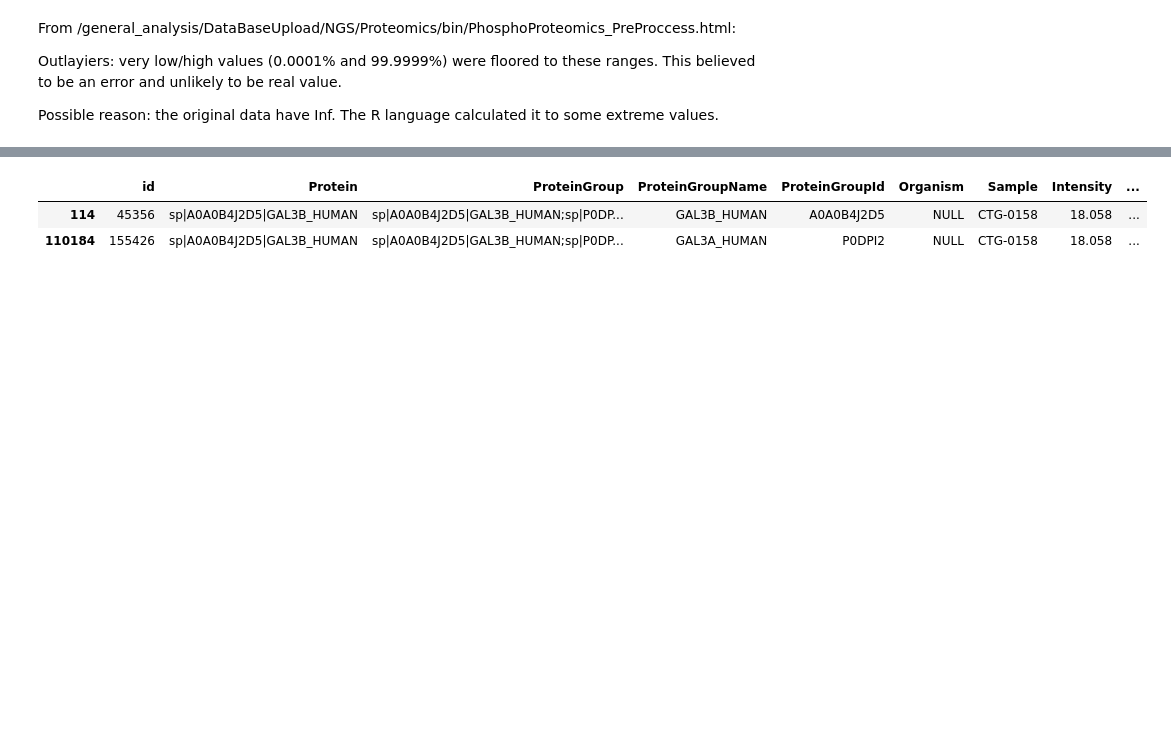
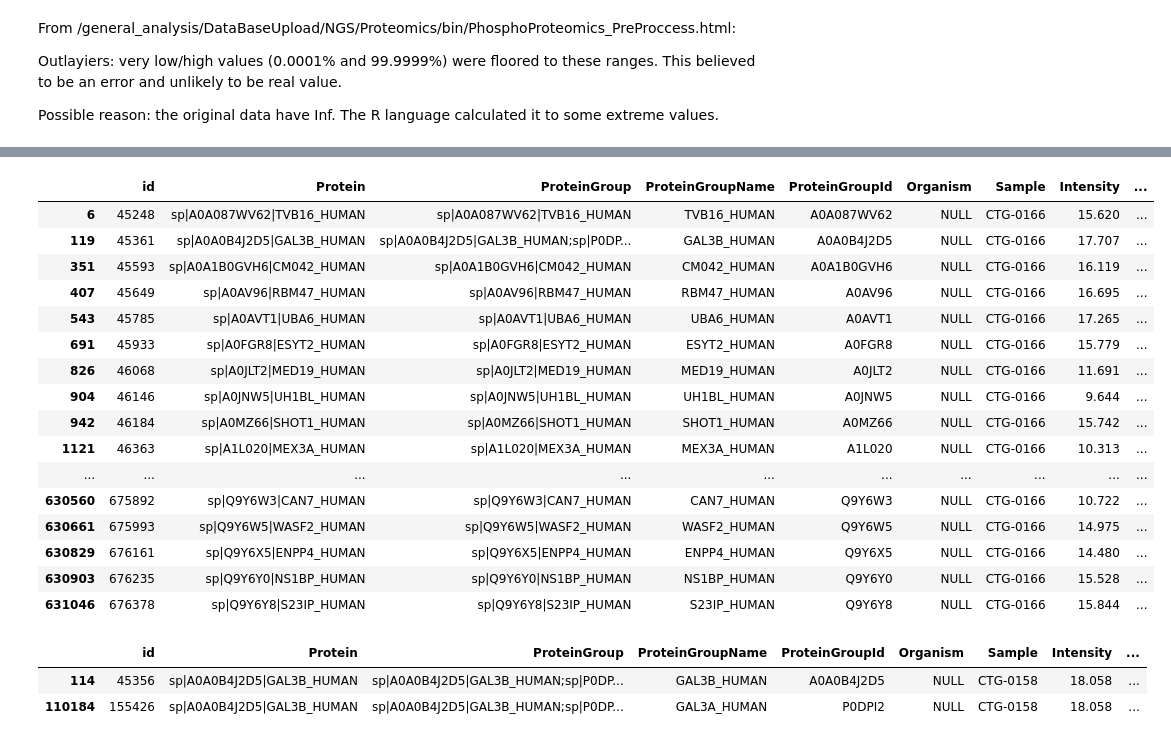
Before and after one commit to liorbey/lumin-workstation-materials, a Jupyter notebook: proteomics_data.ipynb, the cells around one changed output, grey strips where cells are left out. Saved outputs shown, nothing was run; the diff lists cells and outputs as text; code cells hidden in the pictures; blank space fills up the shorter version.

```diff
--- a/proteomics_data.ipynb
+++ b/proteomics_data.ipynb
@@ -94,3 +86,23 @@ print(dim(intensity))
+# %%
+intensity[intensity$Sample=='CTG-0166',]
+# %% [output]
+|  | id | Protein | ProteinGroup | ProteinGroupName | ProteinGroupId | Organism | Sample | Intensity | ... |
+| 6 | 45248 | sp|A0A087WV62|TVB16_HUMAN | sp|A0A087WV62|TVB16_HUMAN | TVB16_HUMAN | A0A087WV62 | NULL | CTG-0166 | 15.620 | ... |
+| 119 | 45361 | sp|A0A0B4J2D5|GAL3B_HUMAN | sp|A0A0B4J2D5|GAL3B_HUMAN;sp|P0DP... | GAL3B_HUMAN | A0A0B4J2D5 | NULL | CTG-0166 | 17.707 | ... |
+| 351 | 45593 | sp|A0A1B0GVH6|CM042_HUMAN | sp|A0A1B0GVH6|CM042_HUMAN | CM042_HUMAN | A0A1B0GVH6 | NULL | CTG-0166 | 16.119 | ... |
+| 407 | 45649 | sp|A0AV96|RBM47_HUMAN | sp|A0AV96|RBM47_HUMAN | RBM47_HUMAN | A0AV96 | NULL | CTG-0166 | 16.695 | ... |
+| 543 | 45785 | sp|A0AVT1|UBA6_HUMAN | sp|A0AVT1|UBA6_HUMAN | UBA6_HUMAN | A0AVT1 | NULL | CTG-0166 | 17.265 | ... |
+| 691 | 45933 | sp|A0FGR8|ESYT2_HUMAN | sp|A0FGR8|ESYT2_HUMAN | ESYT2_HUMAN | A0FGR8 | NULL | CTG-0166 | 15.779 | ... |
+| 826 | 46068 | sp|A0JLT2|MED19_HUMAN | sp|A0JLT2|MED19_HUMAN | MED19_HUMAN | A0JLT2 | NULL | CTG-0166 | 11.691 | ... |
+| 904 | 46146 | sp|A0JNW5|UH1BL_HUMAN | sp|A0JNW5|UH1BL_HUMAN | UH1BL_HUMAN | A0JNW5 | NULL | CTG-0166 | 9.644 | ... |
+| 942 | 46184 | sp|A0MZ66|SHOT1_HUMAN | sp|A0MZ66|SHOT1_HUMAN | SHOT1_HUMAN | A0MZ66 | NULL | CTG-0166 | 15.742 | ... |
+| 1121 | 46363 | sp|A1L020|MEX3A_HUMAN | sp|A1L020|MEX3A_HUMAN | MEX3A_HUMAN | A1L020 | NULL | CTG-0166 | 10.313 | ... |
+| ... | ... | ... | ... | ... | ... | ... | ... | ... | ... |
+| 630560 | 675892 | sp|Q9Y6W3|CAN7_HUMAN | sp|Q9Y6W3|CAN7_HUMAN | CAN7_HUMAN | Q9Y6W3 | NULL | CTG-0166 | 10.722 | ... |
+| 630661 | 675993 | sp|Q9Y6W5|WASF2_HUMAN | sp|Q9Y6W5|WASF2_HUMAN | WASF2_HUMAN | Q9Y6W5 | NULL | CTG-0166 | 14.975 | ... |
+| 630829 | 676161 | sp|Q9Y6X5|ENPP4_HUMAN | sp|Q9Y6X5|ENPP4_HUMAN | ENPP4_HUMAN | Q9Y6X5 | NULL | CTG-0166 | 14.480 | ... |
+| 630903 | 676235 | sp|Q9Y6Y0|NS1BP_HUMAN | sp|Q9Y6Y0|NS1BP_HUMAN | NS1BP_HUMAN | Q9Y6Y0 | NULL | CTG-0166 | 15.528 | ... |
+| 631046 | 676378 | sp|Q9Y6Y8|S23IP_HUMAN | sp|Q9Y6Y8|S23IP_HUMAN | S23IP_HUMAN | Q9Y6Y8 | NULL | CTG-0166 | 15.844 | ... |
 # %%
 # check a case where there are repeats
 # The intensity was not calculated differently between GAL3A and GAL3B
```
Also changed, not shown: parts of 13 cells of this notebook.
